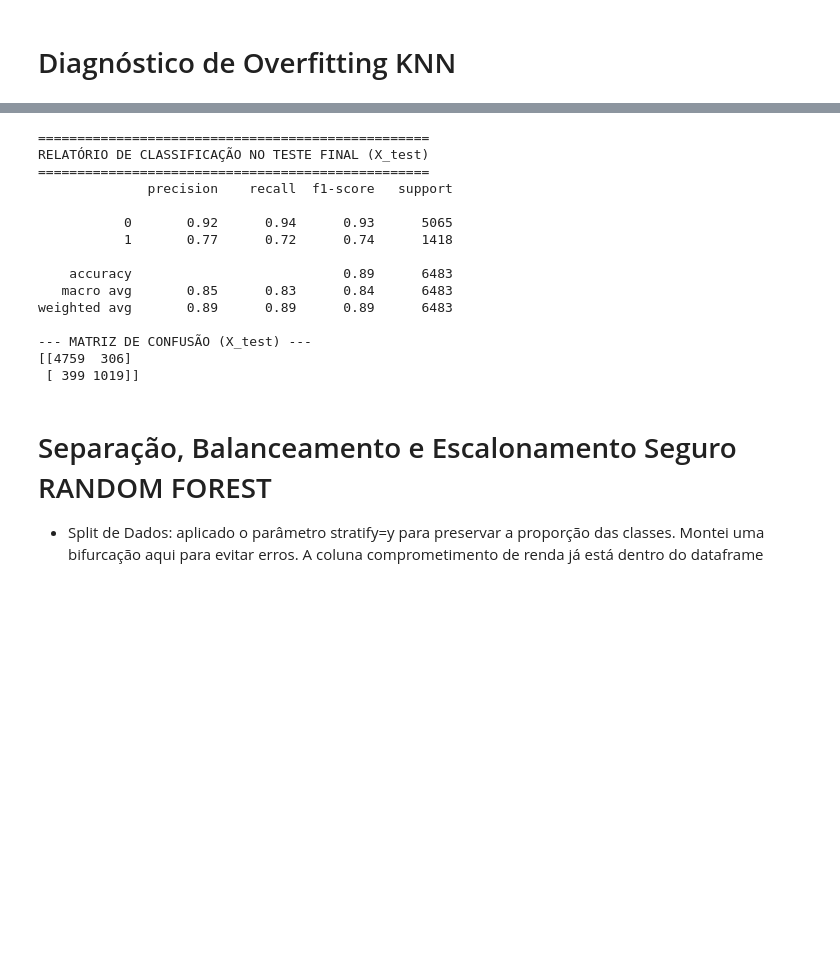
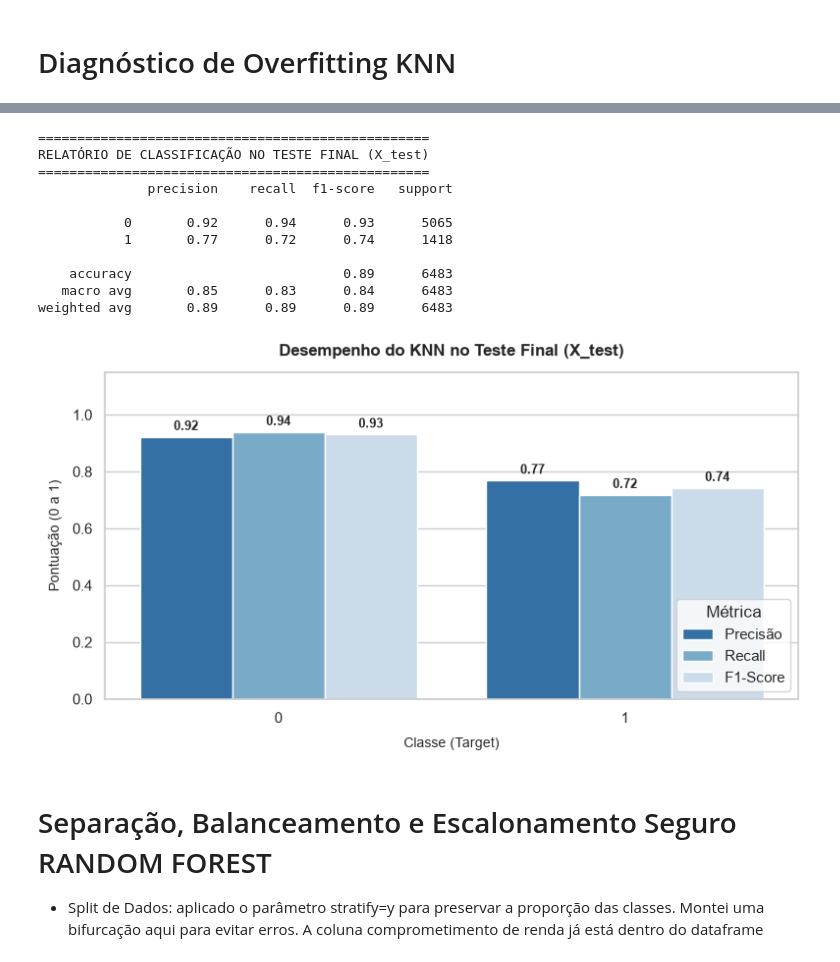
Before and after one commit to niksonlaurentino/SCTECH_Projeto_Avaliativo_M_1, a Jupyter notebook: Main.ipynb, the cells around one changed output, grey strips where cells are left out. Saved outputs shown, nothing was run; the diff lists cells and outputs as text; code cells hidden in the pictures; blank space fills up the shorter version.

```diff
--- a/Main.ipynb
+++ b/Main.ipynb
@@ -466,33 +549,96 @@ Desvio Padrão F1-Score: 0.0031
 # %%
 # ==============================================================================
 # 7. AVALIAÇÃO FINAL NO CONJUNTO DE TESTE INTOCADO (X_test) KNN
 # ==============================================================================
 pipeline_knn_otimizado.fit(x_train_knn, y_train_knn)
 y_pred = pipeline_knn_otimizado.predict(x_test)
 
 print('==================================================')
 print('RELATÓRIO DE CLASSIFICAÇÃO NO TESTE FINAL (X_test)')
 print('==================================================')
 print(classification_report(y_test, y_pred))
 
-print('--- MATRIZ DE CONFUSÃO (X_test) ---')
-print(confusion_matrix(y_test, y_pred))
+# Extrai o dicionário do relatório e converte num DataFrame do Pandas
+relatorio_dict = classification_report(y_test, y_pred, output_dict=True)
+
+# Descarta as médias globais para isolar a comparação entre as classes 0 e 1
+df_relatorio = pd.DataFrame(relatorio_dict).T.drop(
+    index=['accuracy', 'macro avg', 'weighted avg']
+)
+
+# Reestrutura os dados para o formato exigido pelo Seaborn
+df_longo = df_relatorio.reset_index().melt(
+    id_vars='index',
+    value_vars=['precision', 'recall', 'f1-score'],
+    var_name='Métrica',
+    value_name='Pontuação',
+)
+
+# Mapeia os nomes das métricas para português
+mapeamento_metricas = {
+    'precision': 'Precisão',
+    'recall': 'Recall',
+    'f1-score': 'F1-Score',
+}
+df_longo['Métrica'] = df_longo['Métrica'].map(mapeamento_metricas)
+
+# ==============================================================================
+# 2. CONSTRUÇÃO DO GRÁFICO DE BARRAS
+# ==============================================================================
+sns.set_theme(style='whitegrid')
+plt.figure(figsize=(8, 4.5))
+
+# Gera o gráfico de barras agrupadas por classe
+grafico = sns.barplot(
+    data=df_longo,
+    x='index',
+    y='Pontuação',
+    hue='Métrica',
+    palette='Blues_r',
+)
+
+# Adiciona a anotação dos valores no topo das barras
+for barra in grafico.patches:
+  altura = barra.get_height()
+  if altura > 0:
+    grafico.annotate(
+        f'{altura:.2f}',
+        (barra.get_x() + barra.get_width() / 2.0, altura),
+        ha='center',
+        va='bottom',
+        fontsize=9,
+        fontweight='bold',
+        xytext=(0, 3),
+        textcoords='offset points',
+    )
+
+# Configurações visuais dos eixos e título
+plt.title(
+    'Desempenho do KNN no Teste Final (X_test)',
+    fontsize=12,
+    fontweight='bold',
+    pad=12,
+)
+plt.xlabel('Classe (Target)', fontsize=10, labelpad=8)
+plt.ylabel('Pontuação (0 a 1)', fontsize=10, labelpad=8)
+plt.ylim(0, 1.15)  # Garante margem superior para a leitura dos valores
+plt.legend(loc='lower right', title='Métrica')
+
+plt.tight_layout()
+plt.show()
 # %% [output]
 ==================================================
 RELATÓRIO DE CLASSIFICAÇÃO NO TESTE FINAL (X_test)
 ==================================================
               precision    recall  f1-score   support
 
            0       0.92      0.94      0.93      5065
            1       0.77      0.72      0.74      1418
 
     accuracy                           0.89      6483
    macro avg       0.85      0.83      0.84      6483
 weighted avg       0.89      0.89      0.89      6483
-
---- MATRIZ DE CONFUSÃO (X_test) ---
-[[4759  306]
- [ 399 1019]]
+[figure, added]
 # %% [markdown]
 # Separação, Balanceamento e Escalonamento Seguro RANDOM FOREST
 * Split de Dados: aplicado o parâmetro stratify=y para preservar a proporção das classes. Montei uma bifurcação aqui para evitar erros.
```
Also changed, not shown: parts of 6 cells of this notebook.
